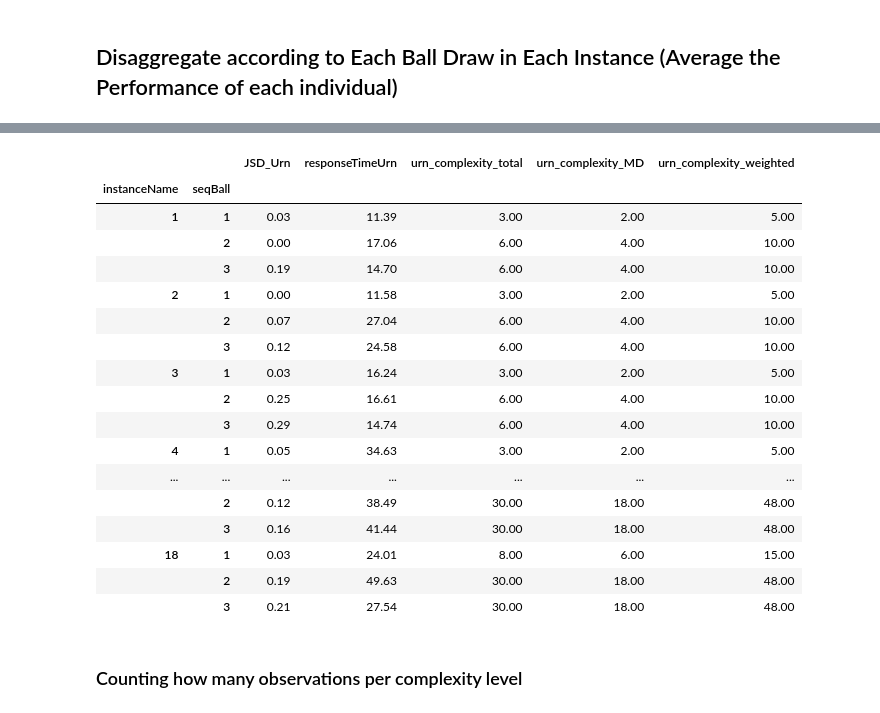
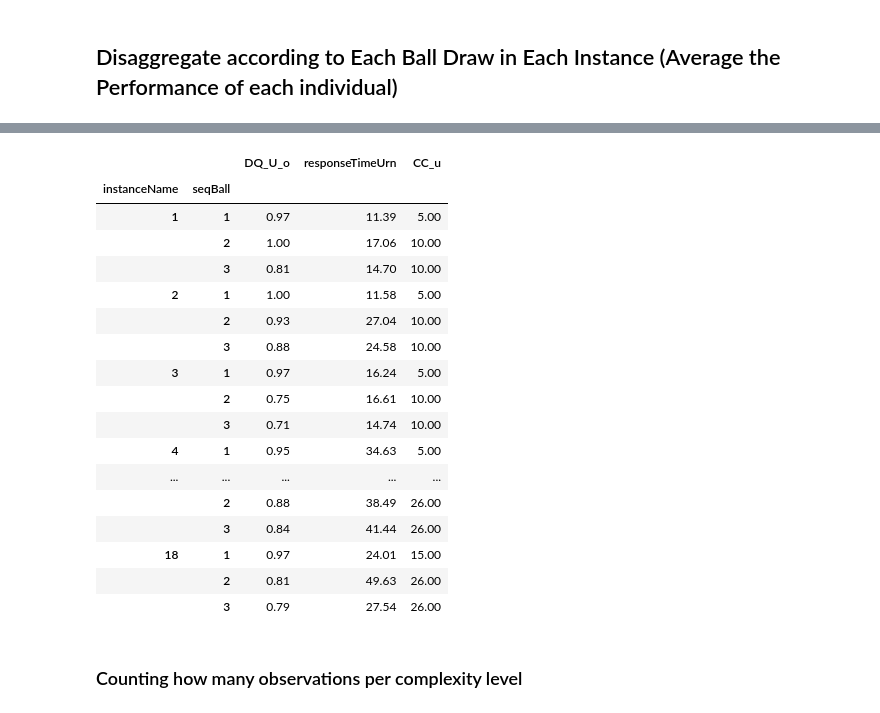
Before and after one commit to ZhongyuXu/beliefUpdating, a Jupyter notebook: Analysis/draft.ipynb, the cells around one changed output, grey strips where cells are left out. Cells and saved outputs as stored; diff of their text form; code cells hidden in the pictures.

```diff
--- a/Analysis/draft.ipynb
+++ b/Analysis/draft.ipynb
@@ -184,0 +416,20 @@ calculate_complexity()
+# %%
+def calculate_ACC(row,CC_col_name):
+    '''
+    Calculate the ACC for each participant
+    '''
+    if row['seqBall'] == 1:
+        return row[CC_col_name]
+    elif row['seqBall'] == 2:
+        return row[CC_col_name] + row[f'{CC_col_name}_-1']
+    else:
+        return row[CC_col_name] + row[f'{CC_col_name}_-1'] + row[f'{CC_col_name}_-2']
+
+participant_data['ACC_u'] = participant_data.apply(lambda x: calculate_ACC(x,'CC_u'), axis=1)
+participant_data['ACC_c'] = participant_data.apply(lambda x: calculate_ACC(x,'CC_c'), axis=1)
+participant_data['AEWCC_u'] = participant_data.apply(lambda x: calculate_ACC(x,'EWCC_u'), axis=1)
+participant_data['AEWCC_c'] = participant_data.apply(lambda x: calculate_ACC(x,'EWCC_c'), axis=1)
+participant_data['AMDCC_u'] = participant_data.apply(lambda x: calculate_ACC(x,'MDCC_u'), axis=1)
+participant_data['AMDCC_c'] = participant_data.apply(lambda x: calculate_ACC(x,'MDCC_c'), axis=1)
+
+participant_data
@@ -189,7 +456,20 @@ participant_data['instanceName'] = participant_data['instanceName'].str.replace(
+# %%
+def prob_to_percentagePoint(row):
+    row['uA_s'] = row['uA_s'] * 100
+    row['uB_s'] = row['uB_s'] * 100
+    row['uC_s'] = row['uC_s'] * 100
+    row['uD_s'] = row['uD_s'] * 100
+    row['cB_s'] = row['cB_s'] * 100
+    row['cW_s'] = row['cW_s'] * 100
+    row['cP_s'] = row['cP_s'] * 100
+    row['cG_s'] = row['cG_s'] * 100
+    return row
+
+participant_data = participant_data.apply(prob_to_percentagePoint, axis=1)
 # %% [markdown]
 ### Delete Redundent Data
-# %%
-participant_data.drop(columns=['urnPosteriors', 'colourPosteriors'], inplace=True)
+# %%
+participant_data.drop(columns=['urnPosteriors', 'colourPosteriors', 'EWCC_u_-1', 'EWCC_u_-2', 'MDCC_u_-1', 'MDCC_u_-2', 'CC_u_-1', 'CC_u_-2', 'EWCC_c_-1', 'EWCC_c_-2', 'MDCC_c_-1', 'MDCC_c_-2', 'CC_c_-1', 'CC_c_-2'], inplace=True)
 # %%
 participant_data.columns
 # %% [output]
@@ -461,30 +748,30 @@ display(participant_data[columnOfInterest].describe())
 # %%
 ins_seq_grouped_mean = participant_data.groupby(['instanceName','seqBall']).mean()
-urnColumns = ['JSD_Urn', 'responseTimeUrn',
-                    'urn_complexity_total', 'urn_complexity_MD', 'urn_complexity_weighted']
+urnColumns = ['DQ_U_o', 'responseTimeUrn',
+                    'CC_u']
 
 
 ins_seq_grouped_mean_urn = ins_seq_grouped_mean[urnColumns]
 ins_seq_grouped_mean_urn
 # %% [output]
-|  |  | JSD_Urn | responseTimeUrn | urn_complexity_total | urn_complexity_MD | urn_complexity_weighted |
-| instanceName | seqBall |  |  |  |  |  |
-| 1 | 1 | 0.03 | 11.39 | 3.00 | 2.00 | 5.00 |
-|  | 2 | 0.00 | 17.06 | 6.00 | 4.00 | 10.00 |
-|  | 3 | 0.19 | 14.70 | 6.00 | 4.00 | 10.00 |
-| 2 | 1 | 0.00 | 11.58 | 3.00 | 2.00 | 5.00 |
-|  | 2 | 0.07 | 27.04 | 6.00 | 4.00 | 10.00 |
-|  | 3 | 0.12 | 24.58 | 6.00 | 4.00 | 10.00 |
-| 3 | 1 | 0.03 | 16.24 | 3.00 | 2.00 | 5.00 |
-|  | 2 | 0.25 | 16.61 | 6.00 | 4.00 | 10.00 |
-|  | 3 | 0.29 | 14.74 | 6.00 | 4.00 | 10.00 |
-| 4 | 1 | 0.05 | 34.63 | 3.00 | 2.00 | 5.00 |
-| ... | ... | ... | ... | ... | ... | ... |
-|  | 2 | 0.12 | 38.49 | 30.00 | 18.00 | 48.00 |
-|  | 3 | 0.16 | 41.44 | 30.00 | 18.00 | 48.00 |
-| 18 | 1 | 0.03 | 24.01 | 8.00 | 6.00 | 15.00 |
-|  | 2 | 0.19 | 49.63 | 30.00 | 18.00 | 48.00 |
-|  | 3 | 0.21 | 27.54 | 30.00 | 18.00 | 48.00 |
+|  |  | DQ_U_o | responseTimeUrn | CC_u |
+| instanceName | seqBall |  |  |  |
+| 1 | 1 | 0.97 | 11.39 | 5.00 |
+|  | 2 | 1.00 | 17.06 | 10.00 |
+|  | 3 | 0.81 | 14.70 | 10.00 |
+| 2 | 1 | 1.00 | 11.58 | 5.00 |
+|  | 2 | 0.93 | 27.04 | 10.00 |
+|  | 3 | 0.88 | 24.58 | 10.00 |
+| 3 | 1 | 0.97 | 16.24 | 5.00 |
+|  | 2 | 0.75 | 16.61 | 10.00 |
+|  | 3 | 0.71 | 14.74 | 10.00 |
+| 4 | 1 | 0.95 | 34.63 | 5.00 |
+| ... | ... | ... | ... | ... |
+|  | 2 | 0.88 | 38.49 | 26.00 |
+|  | 3 | 0.84 | 41.44 | 26.00 |
+| 18 | 1 | 0.97 | 24.01 | 15.00 |
+|  | 2 | 0.81 | 49.63 | 26.00 |
+|  | 3 | 0.79 | 27.54 | 26.00 |
 # %% [markdown]
 ### Counting how many observations per complexity level
 # %%
```
Also changed, not shown: parts of 68 cells of this notebook, 15 other files.
